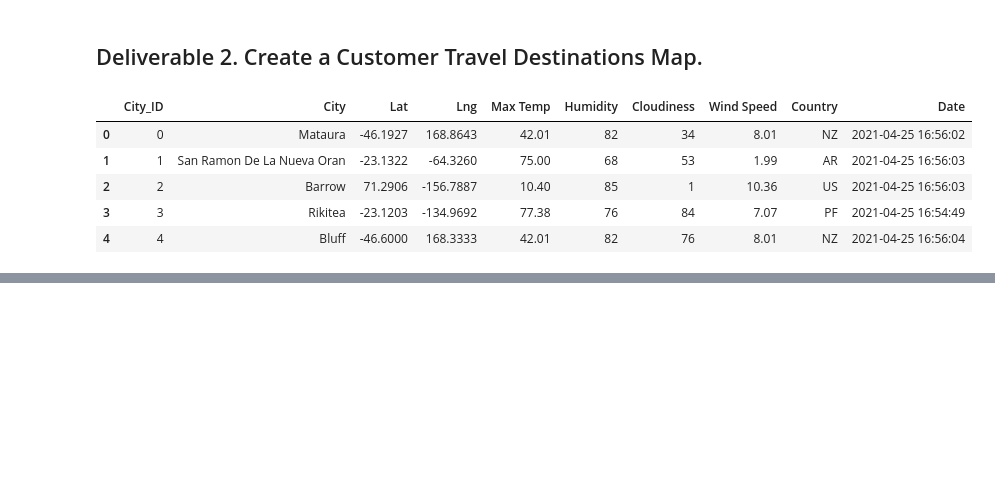
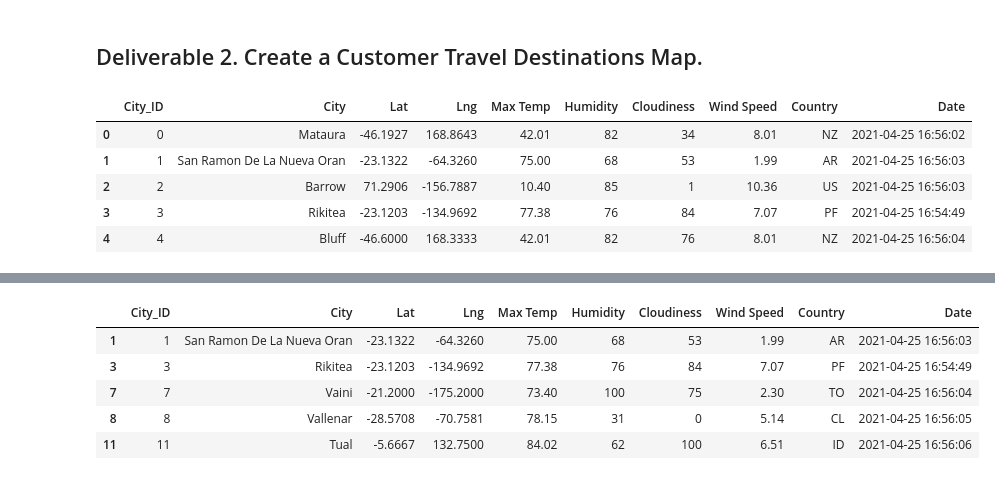
Before and after one commit to esammons/World_Weather_Analysis, a Jupyter notebook: Vacation_Search.ipynb, the cells around one changed output, grey strips where cells are left out. Drawn from its saved outputs; the diff is of its cells as text; code cells hidden in the pictures; blank space fills up the shorter version.

```diff
--- a/Vacation_Search.ipynb
+++ b/Vacation_Search.ipynb
@@ -139,0 +288,9 @@ fig
+# %%
+clean_df.head()
+# %% [output]
+|  | City_ID | City | Lat | Lng | Max Temp | Humidity | Cloudiness | Wind Speed | Country | Date |
+| 1 | 1 | San Ramon De La Nueva Oran | -23.1322 | -64.3260 | 75.00 | 68 | 53 | 1.99 | AR | 2021-04-25 16:56:03 |
+| 3 | 3 | Rikitea | -23.1203 | -134.9692 | 77.38 | 76 | 84 | 7.07 | PF | 2021-04-25 16:54:49 |
+| 7 | 7 | Vaini | -21.2000 | -175.2000 | 73.40 | 100 | 75 | 2.30 | TO | 2021-04-25 16:56:04 |
+| 8 | 8 | Vallenar | -28.5708 | -70.7581 | 78.15 | 31 | 0 | 5.14 | CL | 2021-04-25 16:56:05 |
+| 11 | 11 | Tual | -5.6667 | 132.7500 | 84.02 | 62 | 100 | 6.51 | ID | 2021-04-25 16:56:06 |
```
Also changed, not shown: parts of 15 cells of this notebook, 4 other files.
